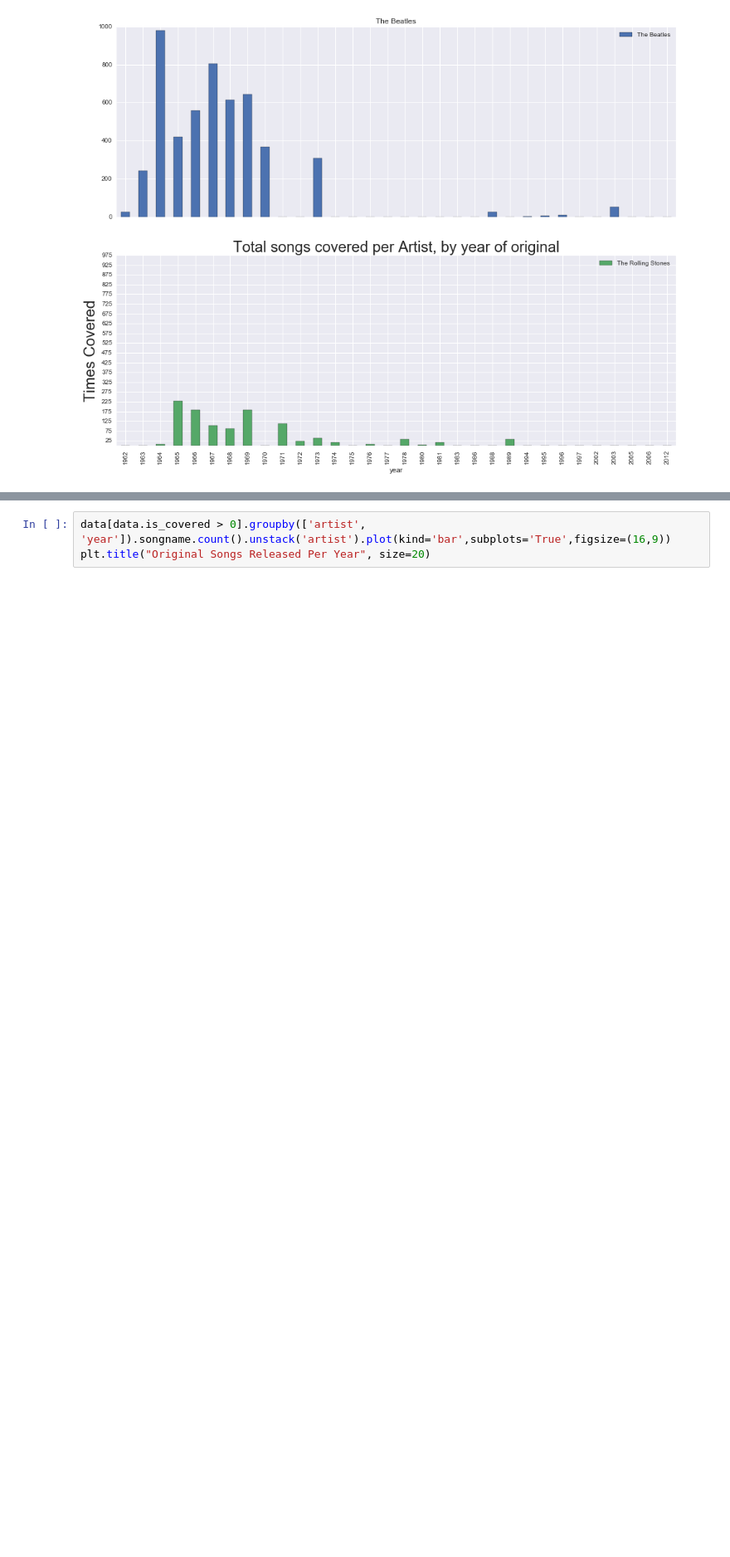
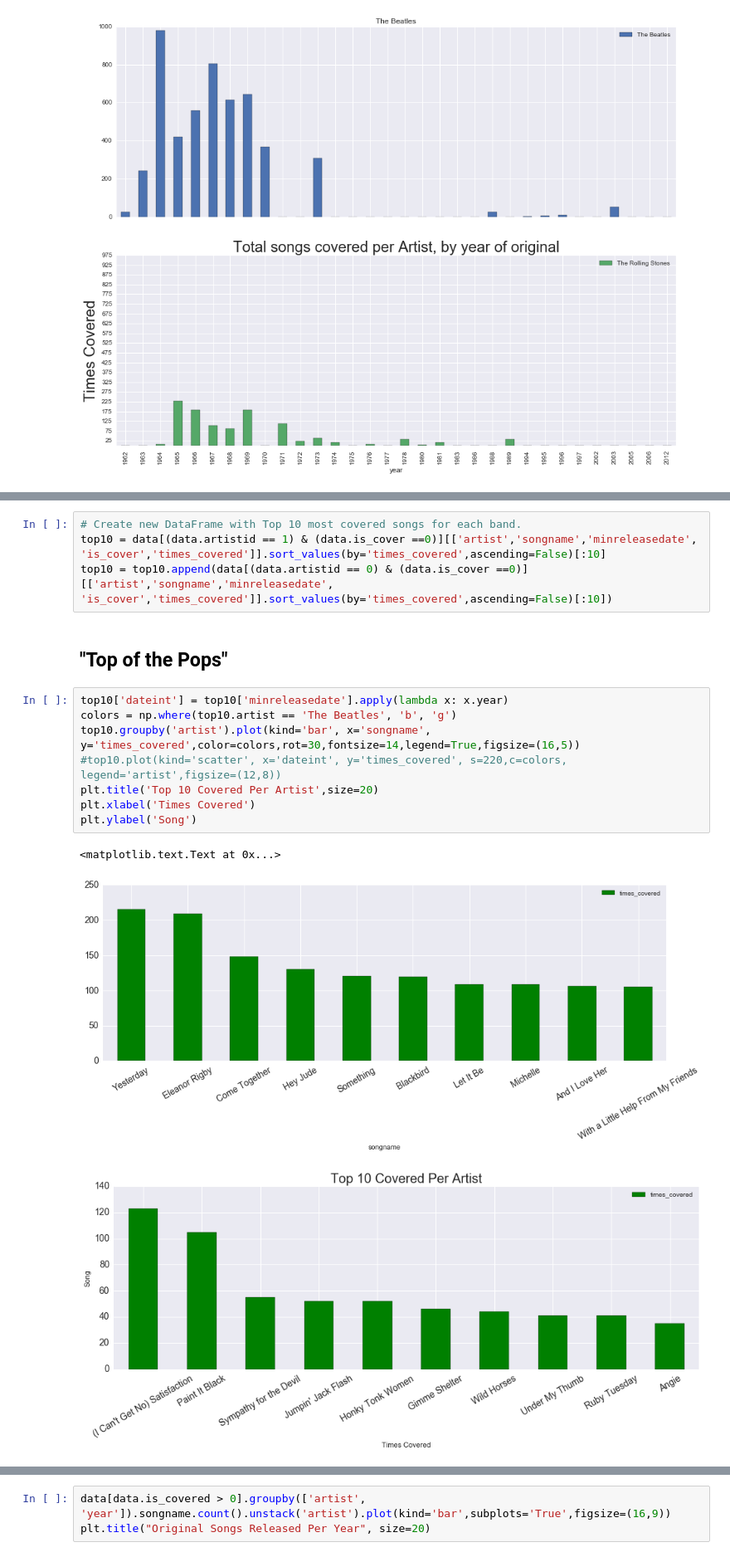
Before and after one commit to maxrose61/GA_DS, a Jupyter notebook: FInal_Project/Quantifying_Influence_Analysis_maxrose_DSFinal.ipynb, the cells around one changed output, grey strips where cells are left out. Shown at 83% size. Saved outputs shown, nothing was run; the diff lists cells and outputs as text; blank space fills up the shorter version.

```diff
--- a/FInal_Project/Quantifying_Influence_Analysis_maxrose_DSFinal.ipynb
+++ b/FInal_Project/Quantifying_Influence_Analysis_maxrose_DSFinal.ipynb
@@ -168,0 +169,18 @@ inf.plot(kind='bar', figsize=(16,5))
+# %%
+# Create new DataFrame with Top 10 most covered songs for each band.
+top10 = data[(data.artistid == 1) & (data.is_cover ==0)][['artist','songname','minreleasedate', 'is_cover','times_covered']].sort_values(by='times_covered',ascending=False)[:10]
+top10 = top10.append(data[(data.artistid == 0) & (data.is_cover ==0)][['artist','songname','minreleasedate', 'is_cover','times_covered']].sort_values(by='times_covered',ascending=False)[:10])
+# %% [markdown]
+## "Top of the Pops"
+# %%
+top10['dateint'] = top10['minreleasedate'].apply(lambda x: x.year)
+colors = np.where(top10.artist == 'The Beatles', 'b', 'g')
+top10.groupby('artist').plot(kind='bar', x='songname', y='times_covered',color=colors,rot=30,fontsize=14,legend=True,figsize=(16,5))
+#top10.plot(kind='scatter', x='dateint', y='times_covered', s=220,c=colors, legend='artist',figsize=(12,8))
+plt.title('Top 10 Covered Per Artist',size=20)
+plt.xlabel('Times Covered')
+plt.ylabel('Song')
+# %% [output]
+<matplotlib.text.Text at 0x...>
+[figure, added]
+[figure, added]
```
Also changed, not shown: parts of 20 cells of this notebook, 7 other files.
